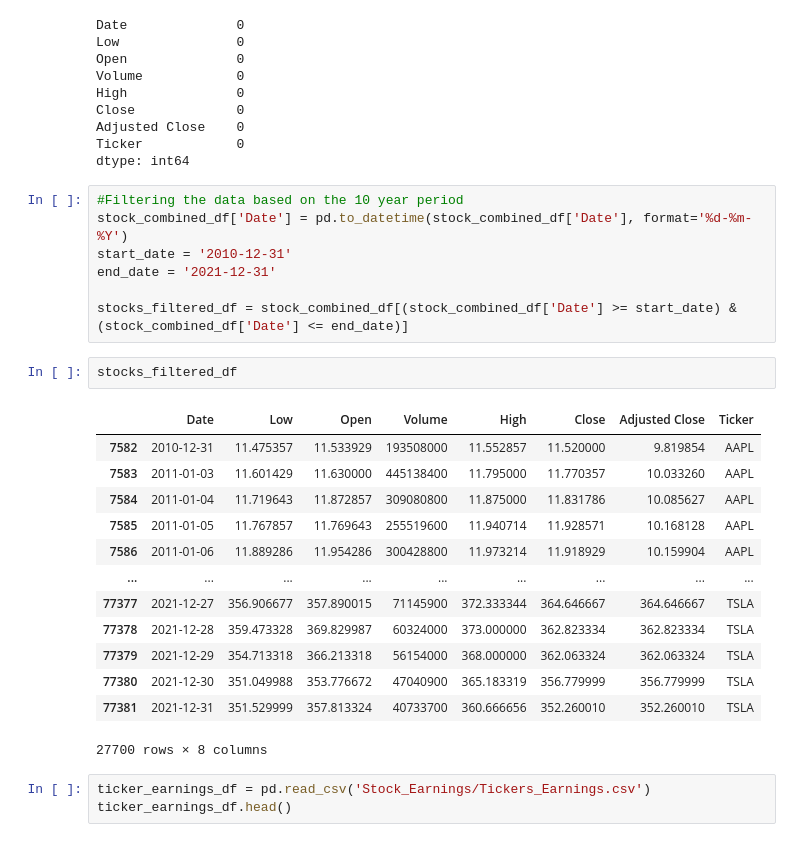
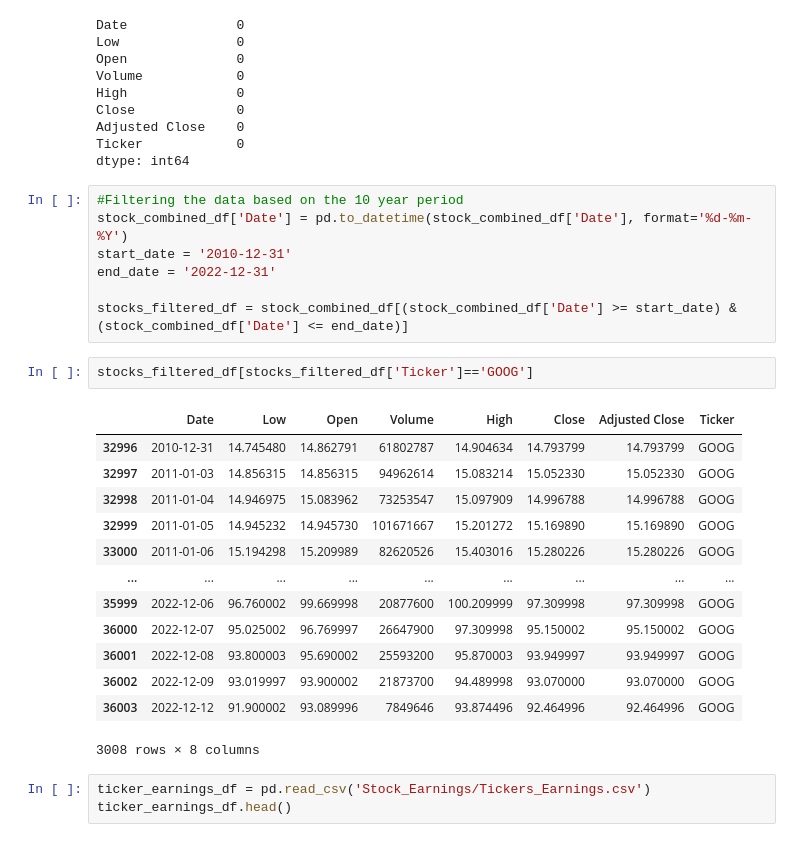
Before and after one commit to salvarenga25/StockMarket_Project, a Jupyter notebook: Stock_Analysis.ipynb, the cells around one changed output. Drawn from its saved outputs; the diff is of its cells as text.

```diff
--- a/Stock_Analysis.ipynb
+++ b/Stock_Analysis.ipynb
@@ -91,25 +92,25 @@ dtype: int64
 #Filtering the data based on the 10 year period
 stock_combined_df['Date'] = pd.to_datetime(stock_combined_df['Date'], format='%d-%m-%Y')
 start_date = '2010-12-31'
-end_date = '2021-12-31'
+end_date = '2022-12-31'
 
 stocks_filtered_df = stock_combined_df[(stock_combined_df['Date'] >= start_date) & (stock_combined_df['Date'] <= end_date)]
 # %%
-stocks_filtered_df
+stocks_filtered_df[stocks_filtered_df['Ticker']=='GOOG']
 # %% [output]
 |  | Date | Low | Open | Volume | High | Close | Adjusted Close | Ticker |
-| 7582 | 2010-12-31 | 11.475357 | 11.533929 | 193508000 | 11.552857 | 11.520000 | 9.819854 | AAPL |
-| 7583 | 2011-01-03 | 11.601429 | 11.630000 | 445138400 | 11.795000 | 11.770357 | 10.033260 | AAPL |
-| 7584 | 2011-01-04 | 11.719643 | 11.872857 | 309080800 | 11.875000 | 11.831786 | 10.085627 | AAPL |
-| 7585 | 2011-01-05 | 11.767857 | 11.769643 | 255519600 | 11.940714 | 11.928571 | 10.168128 | AAPL |
-| 7586 | 2011-01-06 | 11.889286 | 11.954286 | 300428800 | 11.973214 | 11.918929 | 10.159904 | AAPL |
+| 32996 | 2010-12-31 | 14.745480 | 14.862791 | 61802787 | 14.904634 | 14.793799 | 14.793799 | GOOG |
+| 32997 | 2011-01-03 | 14.856315 | 14.856315 | 94962614 | 15.083214 | 15.052330 | 15.052330 | GOOG |
+| 32998 | 2011-01-04 | 14.946975 | 15.083962 | 73253547 | 15.097909 | 14.996788 | 14.996788 | GOOG |
+| 32999 | 2011-01-05 | 14.945232 | 14.945730 | 101671667 | 15.201272 | 15.169890 | 15.169890 | GOOG |
+| 33000 | 2011-01-06 | 15.194298 | 15.209989 | 82620526 | 15.403016 | 15.280226 | 15.280226 | GOOG |
 | ... | ... | ... | ... | ... | ... | ... | ... | ... |
-| 77377 | 2021-12-27 | 356.906677 | 357.890015 | 71145900 | 372.333344 | 364.646667 | 364.646667 | TSLA |
-| 77378 | 2021-12-28 | 359.473328 | 369.829987 | 60324000 | 373.000000 | 362.823334 | 362.823334 | TSLA |
-| 77379 | 2021-12-29 | 354.713318 | 366.213318 | 56154000 | 368.000000 | 362.063324 | 362.063324 | TSLA |
-| 77380 | 2021-12-30 | 351.049988 | 353.776672 | 47040900 | 365.183319 | 356.779999 | 356.779999 | TSLA |
-| 77381 | 2021-12-31 | 351.529999 | 357.813324 | 40733700 | 360.666656 | 352.260010 | 352.260010 | TSLA |
+| 35999 | 2022-12-06 | 96.760002 | 99.669998 | 20877600 | 100.209999 | 97.309998 | 97.309998 | GOOG |
+| 36000 | 2022-12-07 | 95.025002 | 96.769997 | 26647900 | 97.309998 | 95.150002 | 95.150002 | GOOG |
+| 36001 | 2022-12-08 | 93.800003 | 95.690002 | 25593200 | 95.870003 | 93.949997 | 93.949997 | GOOG |
+| 36002 | 2022-12-09 | 93.019997 | 93.900002 | 21873700 | 94.489998 | 93.070000 | 93.070000 | GOOG |
+| 36003 | 2022-12-12 | 91.900002 | 93.089996 | 7849646 | 93.874496 | 92.464996 | 92.464996 | GOOG |
-27700 rows × 8 columns
+3008 rows × 8 columns
 # %%
 ticker_earnings_df = pd.read_csv('Stock_Earnings/Tickers_Earnings.csv')
 ticker_earnings_df.head()
```
Also changed, not shown: parts of 9 cells of this notebook, 2 other files.
